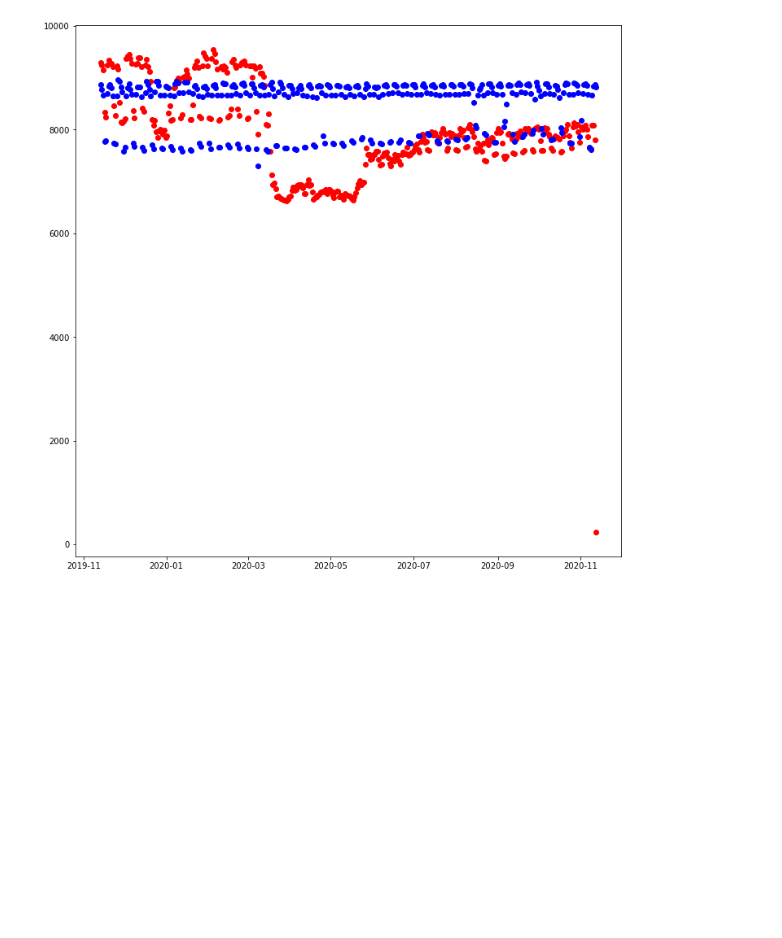
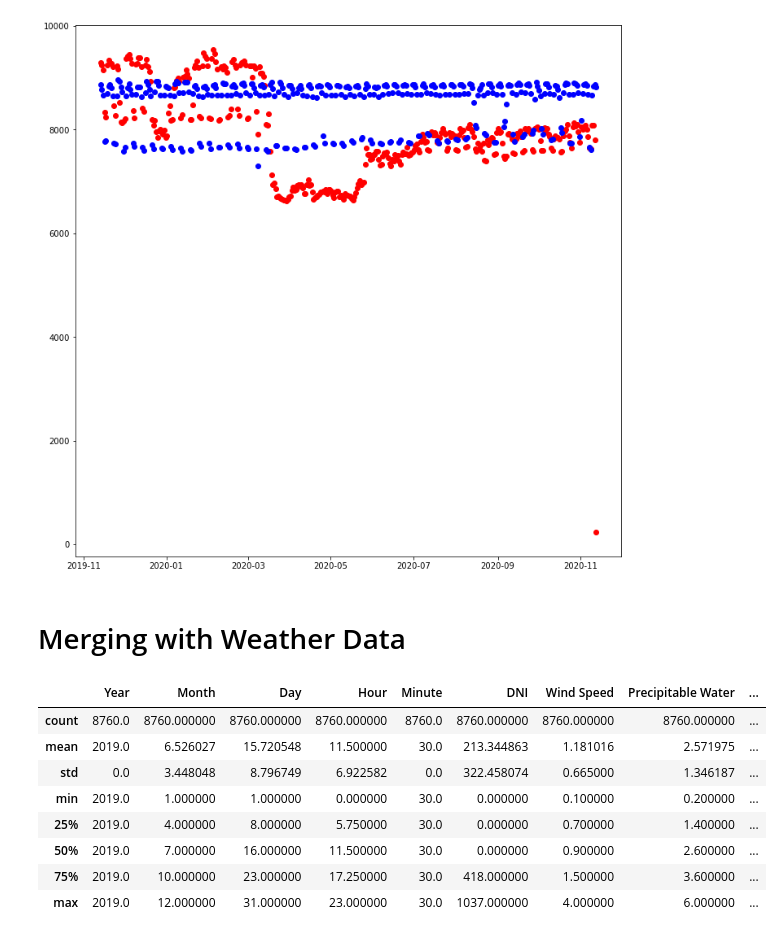
Before and after one commit to A-Wadhwani/ME597-Project, a Jupyter notebook: UCB_data_cleaning.ipynb, the cells around one changed output. Saved outputs shown, nothing was run; the diff lists cells and outputs as text; code cells hidden in the pictures; blank space fills up the shorter version.

```diff
--- a/UCB_data_cleaning.ipynb
+++ b/UCB_data_cleaning.ipynb
@@ -110,3 +110,5 @@ plt.show()
 # %%
 #Place dataset in .csv file
 df_power.to_csv('Datasets/UCB_PowerConsumption.csv', index=False)
+# %% [markdown]
+# Merging with Weather Data
@@ -112,0 +118,12 @@ df_power.to_csv('Datasets/UCB_PowerConsumption.csv', index=False)
+# %%
+df_weather.describe()
+# %% [output]
+|  | Year | Month | Day | Hour | Minute | DNI | Wind Speed | Precipitable Water | ... |
+| count | 8760.0 | 8760.000000 | 8760.000000 | 8760.000000 | 8760.0 | 8760.000000 | 8760.000000 | 8760.000000 | ... |
+| mean | 2019.0 | 6.526027 | 15.720548 | 11.500000 | 30.0 | 213.344863 | 1.181016 | 2.571975 | ... |
+| std | 0.0 | 3.448048 | 8.796749 | 6.922582 | 0.0 | 322.458074 | 0.665000 | 1.346187 | ... |
+| min | 2019.0 | 1.000000 | 1.000000 | 0.000000 | 30.0 | 0.000000 | 0.100000 | 0.200000 | ... |
+| 25% | 2019.0 | 4.000000 | 8.000000 | 5.750000 | 30.0 | 0.000000 | 0.700000 | 1.400000 | ... |
+| 50% | 2019.0 | 7.000000 | 16.000000 | 11.500000 | 30.0 | 0.000000 | 0.900000 | 2.600000 | ... |
+| 75% | 2019.0 | 10.000000 | 23.000000 | 17.250000 | 30.0 | 418.000000 | 1.500000 | 3.600000 | ... |
+| max | 2019.0 | 12.000000 | 31.000000 | 23.000000 | 30.0 | 1037.000000 | 4.000000 | 6.000000 | ... |
```
Also changed, not shown: parts of 12 cells of this notebook, 2 other files.
